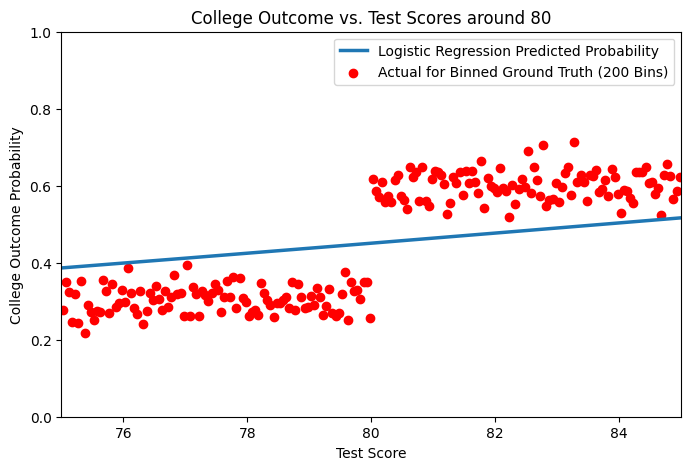
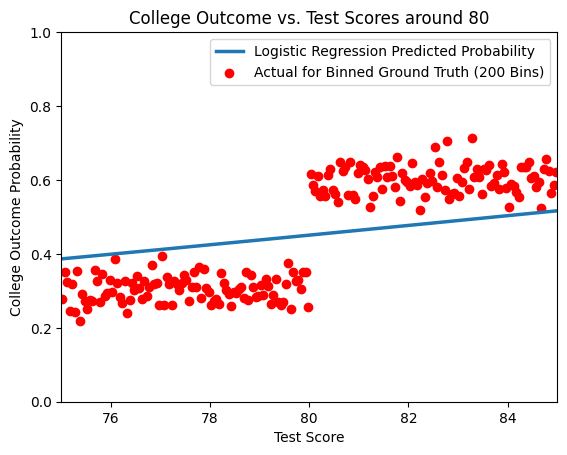
Unified diff of the notebook cell whose output changed from the first chart to the second:
--- before
+++ after
@@ -4,36 +4,23 @@
 from sklearn.linear_model import LogisticRegression
 
-# --- 1. Define Range & Fit Model ---
-# Focus on a tight window around the target test score of 80
+
 x_min, x_max = 75, 85  
 
-# Fit the logistic regression model on your dataframe 'df'
 model = LogisticRegression()
 model.fit(df_a[['X']], df_a['Y'])
 
-# --- 2. Process Ground Truth (Binned Averages) ---
-# Filter data to the small range around 80
+# Filter to only vals between 75 and 85
 df_range = df_a[(df_a['X'] >= x_min) & (df_a['X'] <= x_max)].copy()
 
-# Group test scores into discrete bins to calculate actual success rates
+# Binning scores into groups using size 200 since otherwise there are too many dots for the graph to look good. Averaging makes it more readbale
 df_range['bin'] = pd.cut(df_range['X'], bins=200)
 binned_data = df_range.groupby('bin', observed=False).agg({'X': 'mean', 'Y': 'mean'}).dropna()
 
-# --- 3. Generate Predictions for the Smooth Curve ---
+# Get the log reg preds to compare to the ground truth
 X_smooth = np.linspace(x_min, x_max, 300).reshape(-1, 1)
 Y_predicted_prob = model.predict_proba(X_smooth)[:, 1]
 
-# --- 4. Plotting ---
-plt.figure(figsize=(8, 5))
-
-# Plot the continuous prediction curve
-plt.plot(X_smooth, Y_predicted_prob, linewidth=2.5, 
-         label='Logistic Regression Predicted Probability')
-
-# Plot the clean, aggregated ground truth proportions
-plt.scatter(binned_data['X'], binned_data['Y'], color='red', 
-           label='Actual for Binned Ground Truth (200 Bins)')
-
-# Formatting details
+plt.plot(X_smooth, Y_predicted_prob, linewidth=2.5, label='Logistic Regression Predicted Probability')
+plt.scatter(binned_data['X'], binned_data['Y'], color='red', label='Actual for Binned Ground Truth (200 Bins)')
 plt.title('College Outcome vs. Test Scores around 80')
 plt.xlabel('Test Score')

Commit: Finish pruning homeworks